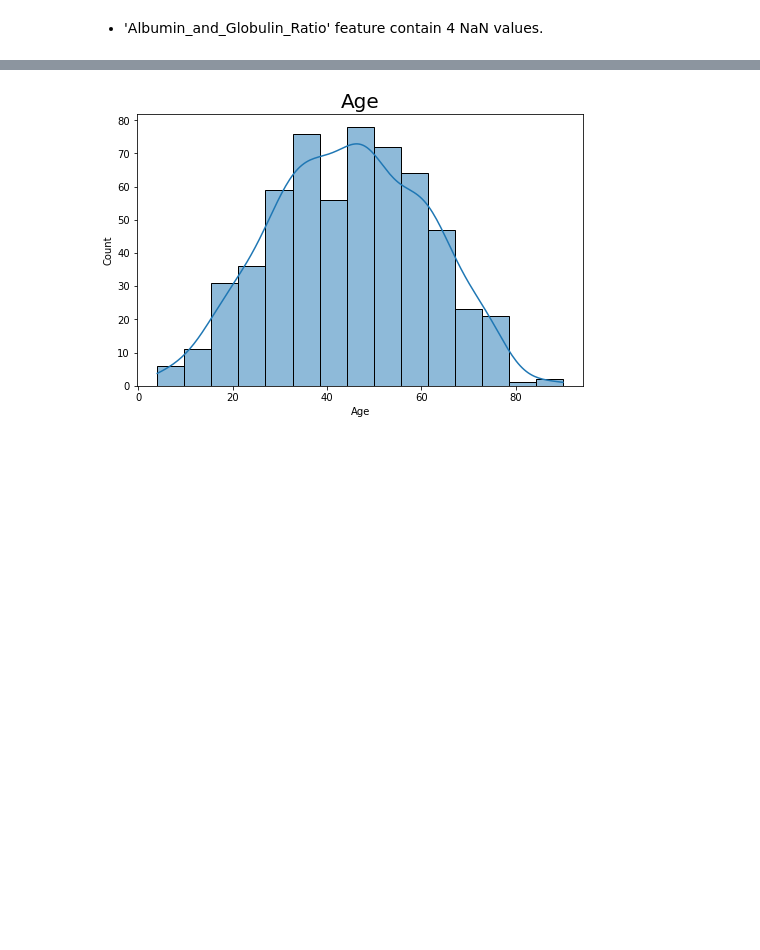
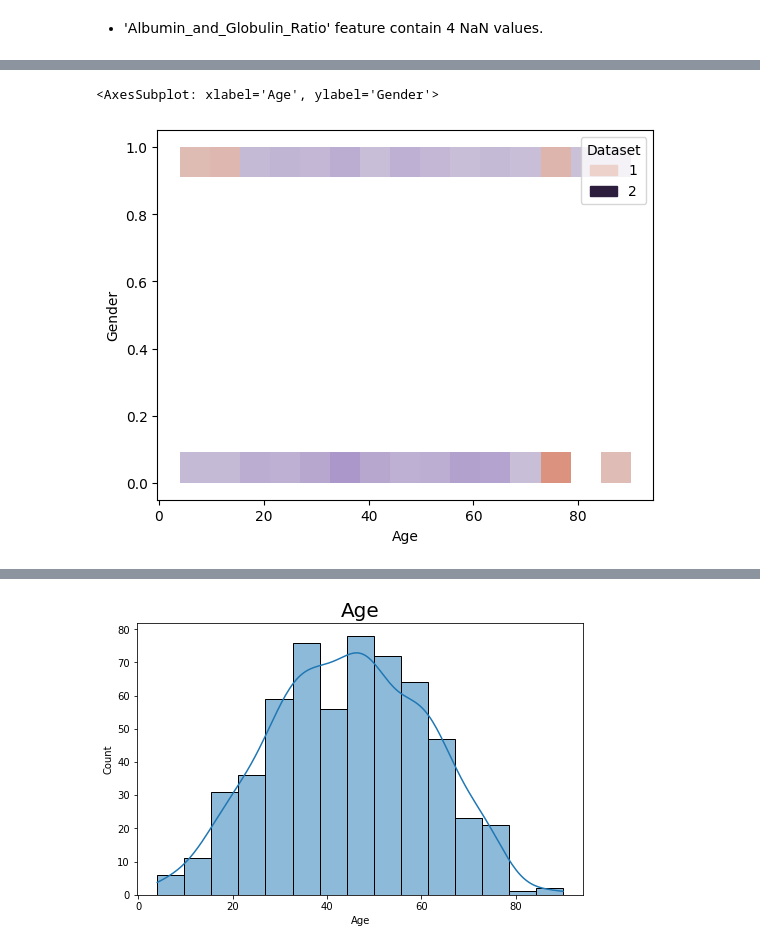
Before and after one commit to saikumar28102000/Liver-Disease-Prediction-Project, a Jupyter notebook: Liver.ipynb, the cells around one changed output, grey strips where cells are left out. Drawn from its saved outputs; the diff is of its cells as text; code cells hidden in the pictures; blank space fills up the shorter version.

```diff
--- a/Liver.ipynb
+++ b/Liver.ipynb
@@ -156,0 +217,6 @@ Non Liver Disease Patients  : 167
+# %%
+### upanya
+sns.histplot(x="Age",y="Gender",hue="Dataset",data=temp_dataset)
+# %% [output]
+<AxesSubplot: xlabel='Age', ylabel='Gender'>
+[figure, added]
```
Also changed, not shown: parts of 50 cells of this notebook.
